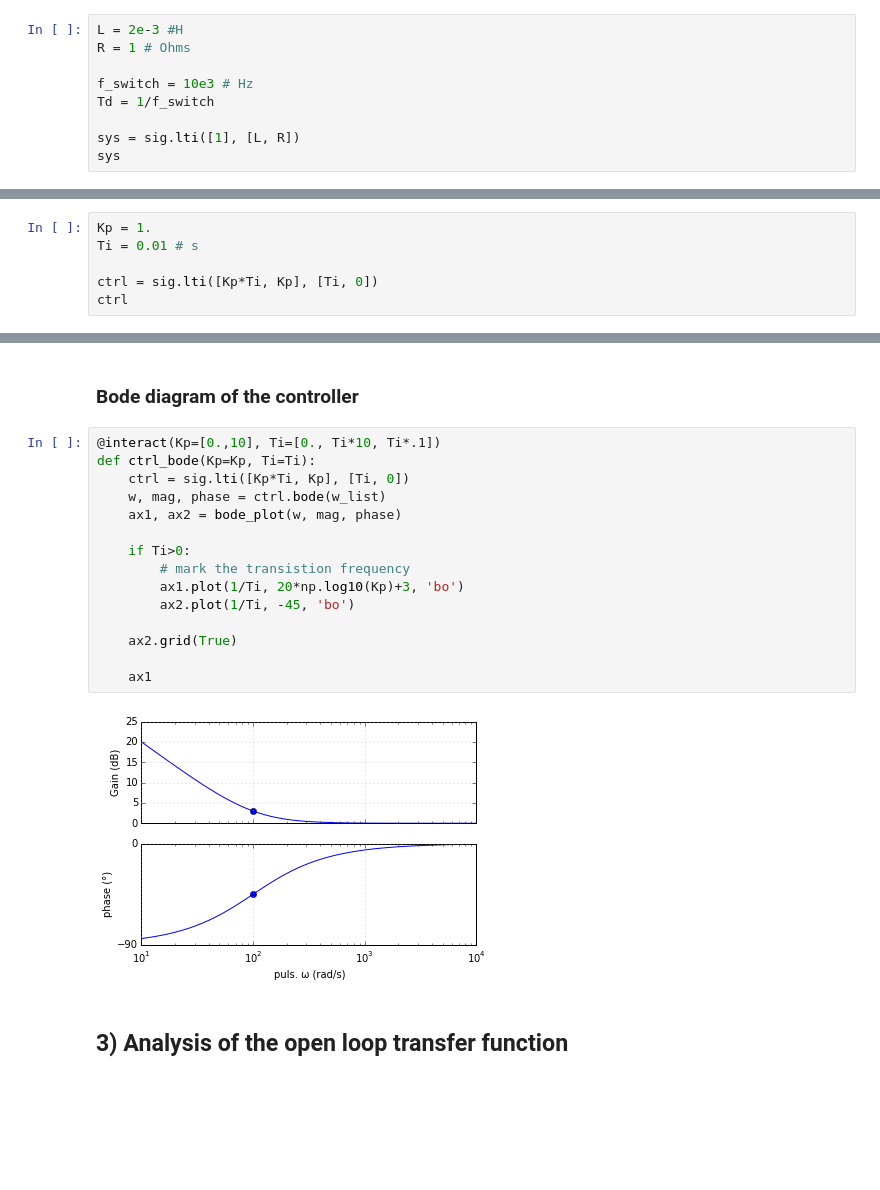
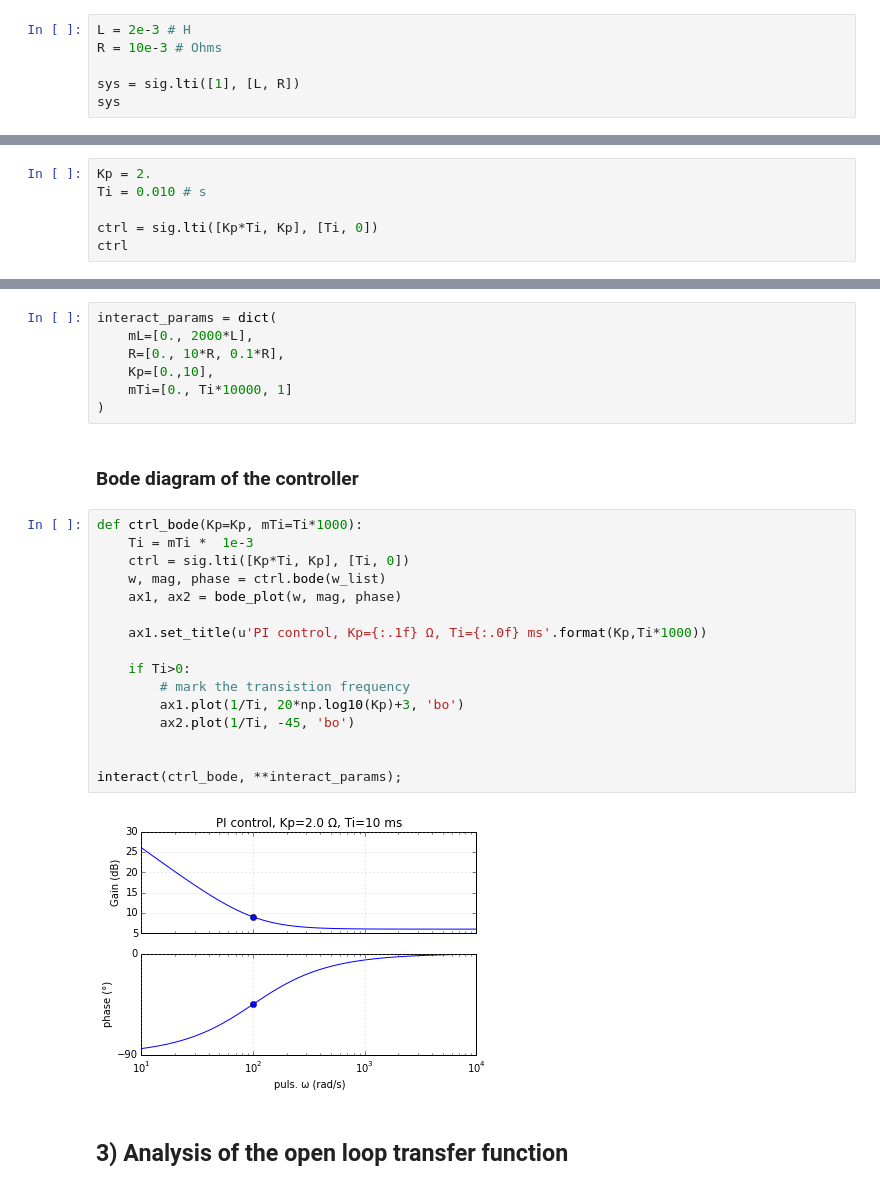
Before and after one commit to pierre-haessig/sgdd-inverter-lab, a Jupyter notebook: PI_control.ipynb, the cells around one changed output, grey strips where cells are left out. Cells and saved outputs as stored; diff of their text form; blank space fills up the shorter version.

```diff
--- a/PI_control.ipynb
+++ b/PI_control.ipynb
@@ -56,9 +61,6 @@ with $T_d \approx 1/f_{switch}$ (or 1/2 of this ?)
 # %%
-L = 2e-3 #H
-R = 1 # Ohms
-
-f_switch = 10e3 # Hz
-Td = 1/f_switch
+L = 2e-3 # H
+R = 10e-3 # Ohms
 
 sys = sig.lti([1], [L, R])
 sys
@@ -127,8 +155,8 @@ PI controller equation (other parametrizations are possible)
 
 $$C(s) = K_p (1+\frac{1}{T_i s})$$
 # %%
-Kp = 1.
-Ti = 0.01 # s
+Kp = 2.
+Ti = 0.010 # s
 
 ctrl = sig.lti([Kp*Ti, Kp], [Ti, 0])
 ctrl
@@ -142,22 +172,30 @@ array([ 1.])
+# %%
+interact_params = dict(
+    mL=[0., 2000*L],
+    R=[0., 10*R, 0.1*R],
+    Kp=[0.,10],
+    mTi=[0., Ti*10000, 1]
+)
 # %% [markdown]
 ### Bode diagram of the controller
 # %%
-@interact(Kp=[0.,10], Ti=[0., Ti*10, Ti*.1])
-def ctrl_bode(Kp=Kp, Ti=Ti):
+def ctrl_bode(Kp=Kp, mTi=Ti*1000):
+    Ti = mTi *  1e-3
     ctrl = sig.lti([Kp*Ti, Kp], [Ti, 0])
     w, mag, phase = ctrl.bode(w_list)
     ax1, ax2 = bode_plot(w, mag, phase)
+
+    ax1.set_title(u'PI control, Kp={:.1f} Ω, Ti={:.0f} ms'.format(Kp,Ti*1000))
 
     if Ti>0:
         # mark the transistion frequency
         ax1.plot(1/Ti, 20*np.log10(Kp)+3, 'bo')
         ax2.plot(1/Ti, -45, 'bo')
 
-    ax2.grid(True)
 
-    ax1
+interact(ctrl_bode, **interact_params);
 # %% [output]
-[figure, old version]
+[figure, new version]
 # %% [markdown]
 ## 3) Analysis of the open loop transfer function
 # %% [markdown]
```
Also changed, not shown: parts of 38 cells of this notebook, 8 other files.
